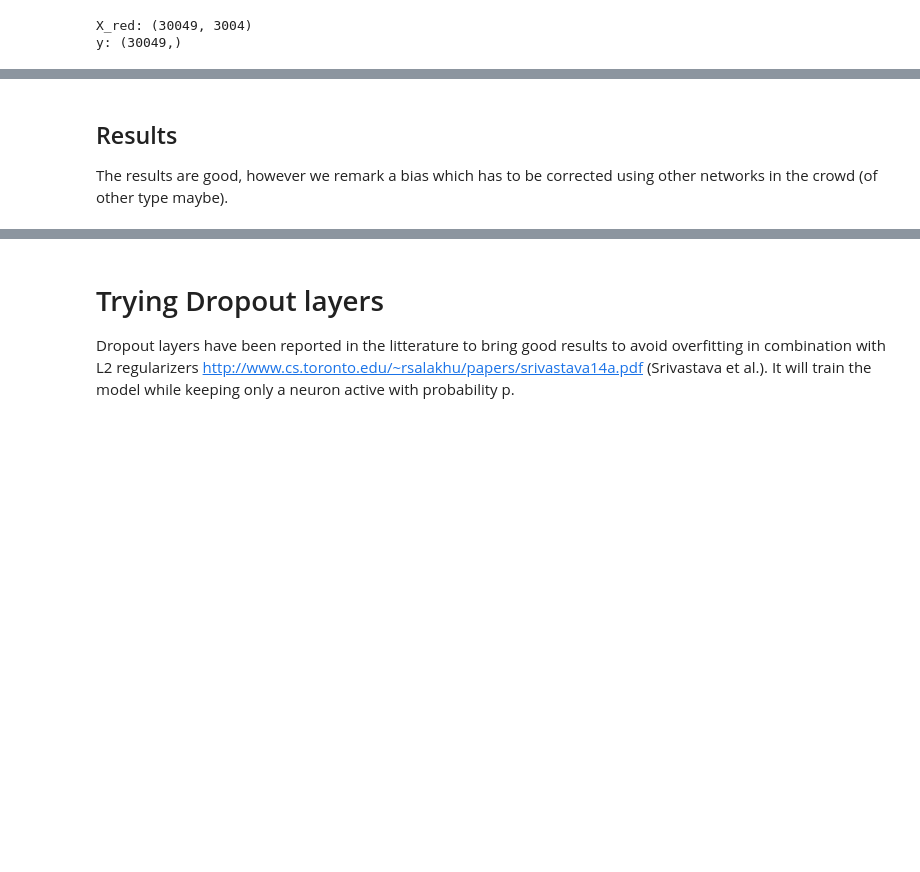
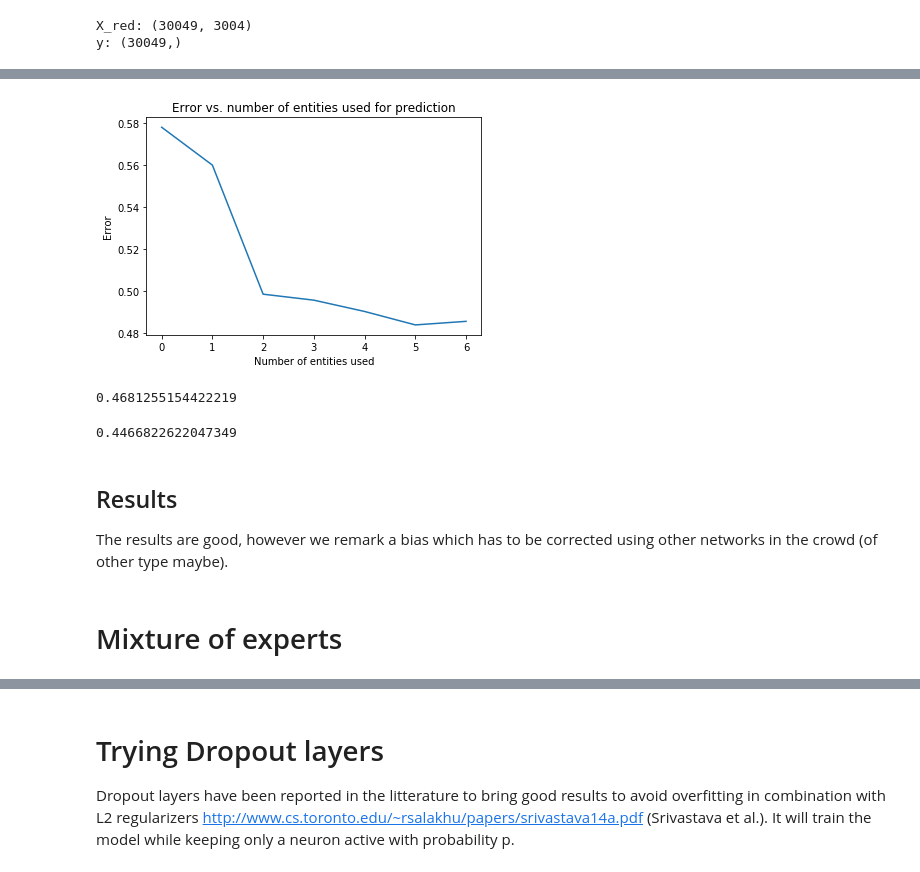
Before and after one commit to EtienneBonvin/cosmo_project, a Jupyter notebook: Deep_Learning_Approach.ipynb, the cells around one changed output, grey strips where cells are left out. Drawn from its saved outputs; the diff is of its cells as text; code cells hidden in the pictures; blank space fills up the shorter version.

Commit message:
Integration of supercrowd and experts

```diff
--- a/Deep_Learning_Approach.ipynb
+++ b/Deep_Learning_Approach.ipynb
@@ -295,0 +295,3 @@ rmse(crowd01.predict(X_test_red), y_test)
+# %%
+crowd02 = crowd.Crowd(X_train_red, y_train, "Crowd02", nb_layers = 16, nb_neurons=64)
+crowd02.restore()
@@ -295,0 +300,2 @@ rmse(crowd01.predict(X_test_red), y_test)
+# %%
+crowd02.train_new_entities(8)
@@ -295,0 +320,8 @@ rmse(crowd01.predict(X_test_red), y_test)
+# %%
+crowd02.plot_crowd_error(X_test_red, y_test, rmse)
+# %% [output]
+[figure, added]
+# %%
+rmse(crowd02.predict(X_test_red), y_test)
+# %% [output]
+0.4681255154422219
@@ -296,3 +332,9 @@ rmse(crowd01.predict(X_test_red), y_test)
+# %%
+rmse(supercrowd.predict(X_test_red), y_test)
+# %% [output]
+0.4466822622047349
 # %% [markdown]
 ## Results
 The results are good, however we remark a bias which has to be corrected using other networks in the crowd (of other type maybe).
+# %% [markdown]
+# Mixture of experts
```
Also changed, not shown: parts of 13 cells of this notebook.
